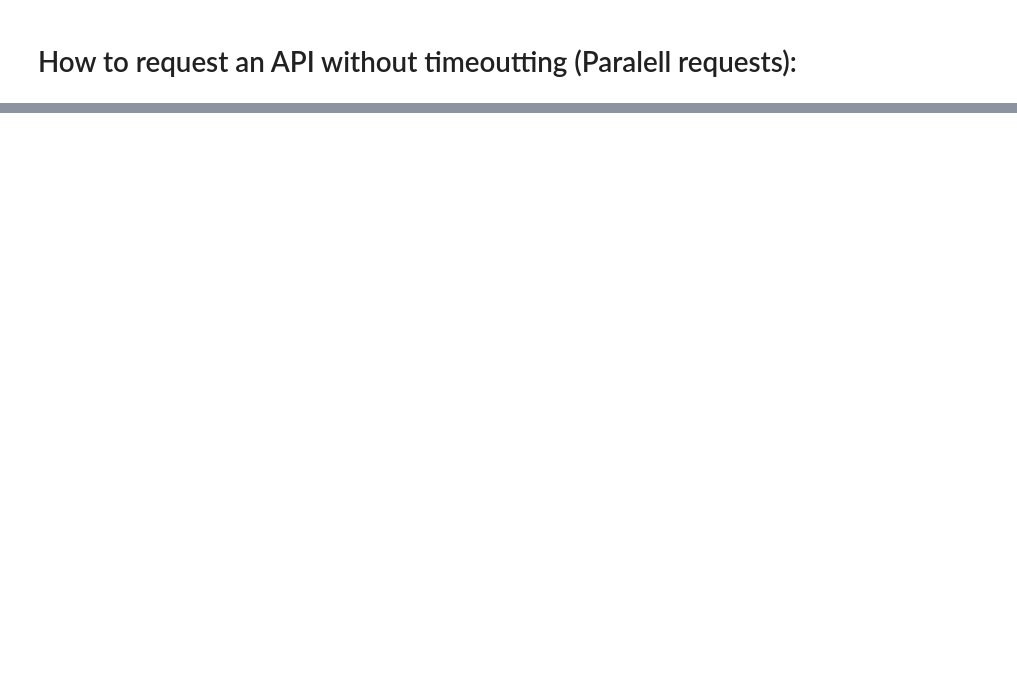
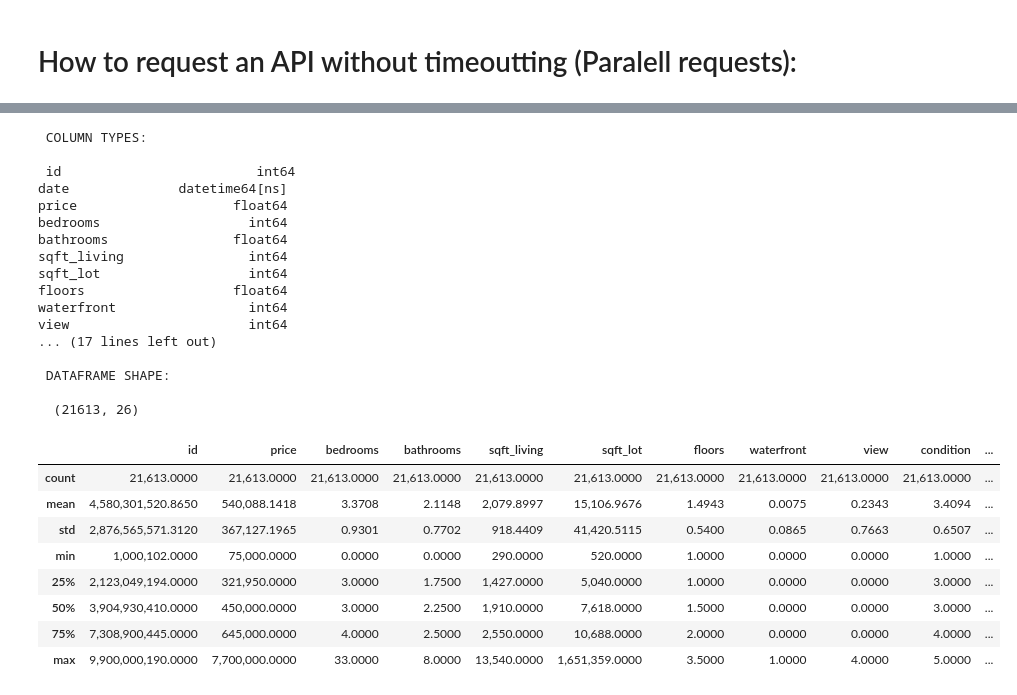
Before and after one commit to joaosoutto95/python_zero_ao_ds1, a Jupyter notebook: 0_ao_ds.ipynb, the cells around one changed output, grey strips where cells are left out. Drawn from its saved outputs; the diff is of its cells as text; code cells hidden in the pictures; blank space fills up the shorter version.

```diff
--- a/0_ao_ds.ipynb
+++ b/0_ao_ds.ipynb
@@ -447,0 +548,59 @@ print(time.process_time() - start)
+# %%
+# Drop useless columns:
+df = df.drop(columns =['sqft_living15','sqft_lot15'])
+
+# Date to datetime64 in YYYY-MM-DD format:
+df['date'] = df['date'].str.slice(stop=8)
+df['date'] = pd.to_datetime(df['date'], format='%Y%m%d')
+
+# Converting sqft to m² in all columns except sqft_living because that will be done after classification with benchmark:
+df[['sqft_lot','sqft_above','sqft_basement']].apply(lambda x: x*0.092903)
+
+# Classification of N° BEDROOMS, PRICE, WATERFRONT and SQFT_LIVING through benchmark:
+    # Dormitory types definition:
+df['dormitory_type'] = df['bedrooms'].apply(lambda x: 'studio' if (x == 0)|(x == 1) else ('apartment' if x == 2 else 'house'))
+
+    # Standard definition:
+df['standard'] = pd.cut(df['price'], [0, 540000, 10000000], labels = ['High','Low'])
+
+    # Water front definition:
+df['is_waterfront'] = df['waterfront'].apply(lambda x: 'yes' if (x == 1) else 'no')
+
+    # Size type definition:
+df['size_type'] = pd.cut(df['sqft_living'], [0,1427,1910,2550,50000], labels = ['Size 0','Size 1','Size 2','Size 3'])
+
+# Creating a year, week and day column:
+df['date_yr'] = df['date'].dt.year
+df['date_ywk'] = df['date'].dt.strftime( '%Y-Week-%U' )
+df['date_day'] = df['date'].dt.strftime( '%d-%m-%Y' )
+
+
+# Evaluating data again before visualazing:
+show_type_stats(df)
+# %% [output]
+ COLUMN TYPES:
+
+ id                         int64
+date              datetime64[ns]
+price                    float64
+bedrooms                   int64
+bathrooms                float64
+sqft_living                int64
+sqft_lot                   int64
+floors                   float64
+waterfront                 int64
+view                       int64
+... (17 lines left out)
+
+ DATAFRAME SHAPE:
+
+  (21613, 26)
+|  | id | price | bedrooms | bathrooms | sqft_living | sqft_lot | floors | waterfront | view | condition | ... |
+| count | 21,613.0000 | 21,613.0000 | 21,613.0000 | 21,613.0000 | 21,613.0000 | 21,613.0000 | 21,613.0000 | 21,613.0000 | 21,613.0000 | 21,613.0000 | ... |
+| mean | 4,580,301,520.8650 | 540,088.1418 | 3.3708 | 2.1148 | 2,079.8997 | 15,106.9676 | 1.4943 | 0.0075 | 0.2343 | 3.4094 | ... |
+| std | 2,876,565,571.3120 | 367,127.1965 | 0.9301 | 0.7702 | 918.4409 | 41,420.5115 | 0.5400 | 0.0865 | 0.7663 | 0.6507 | ... |
+| min | 1,000,102.0000 | 75,000.0000 | 0.0000 | 0.0000 | 290.0000 | 520.0000 | 1.0000 | 0.0000 | 0.0000 | 1.0000 | ... |
+| 25% | 2,123,049,194.0000 | 321,950.0000 | 3.0000 | 1.7500 | 1,427.0000 | 5,040.0000 | 1.0000 | 0.0000 | 0.0000 | 3.0000 | ... |
+| 50% | 3,904,930,410.0000 | 450,000.0000 | 3.0000 | 2.2500 | 1,910.0000 | 7,618.0000 | 1.5000 | 0.0000 | 0.0000 | 3.0000 | ... |
+| 75% | 7,308,900,445.0000 | 645,000.0000 | 4.0000 | 2.5000 | 2,550.0000 | 10,688.0000 | 2.0000 | 0.0000 | 0.0000 | 4.0000 | ... |
+| max | 9,900,000,190.0000 | 7,700,000.0000 | 33.0000 | 8.0000 | 13,540.0000 | 1,651,359.0000 | 3.5000 | 1.0000 | 4.0000 | 5.0000 | ... |
```
Also changed, not shown: parts of 15 cells of this notebook.
